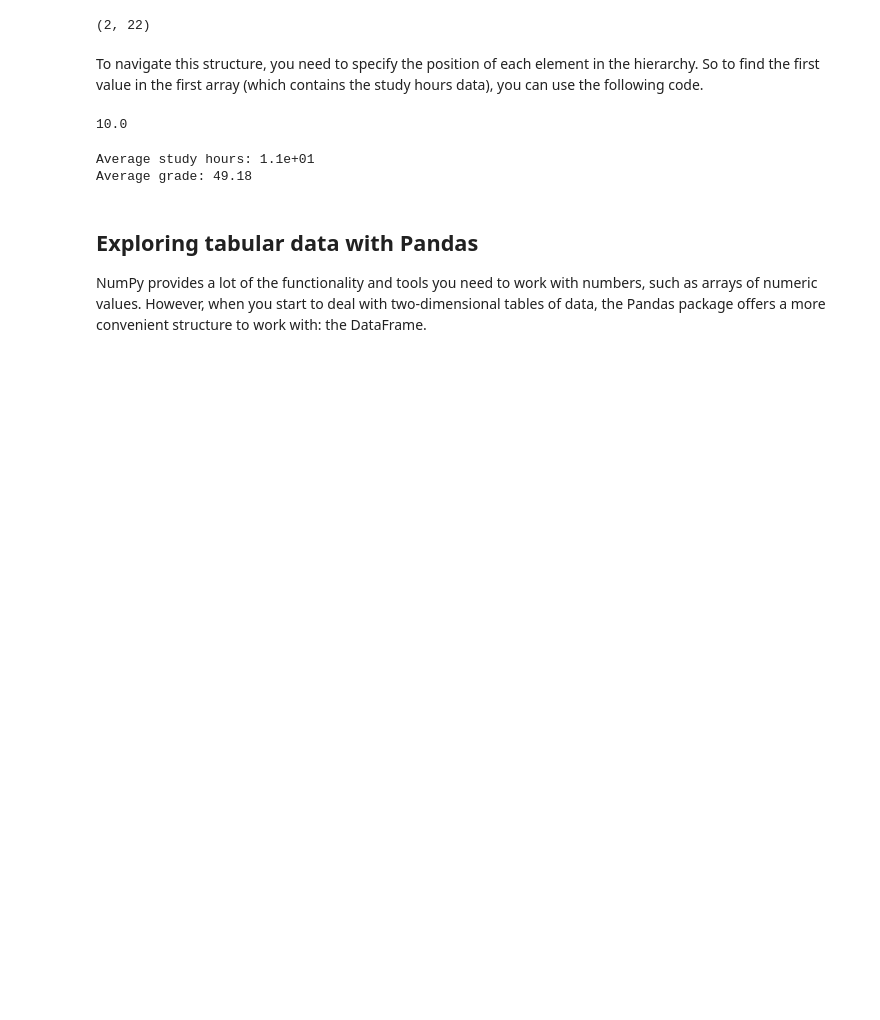
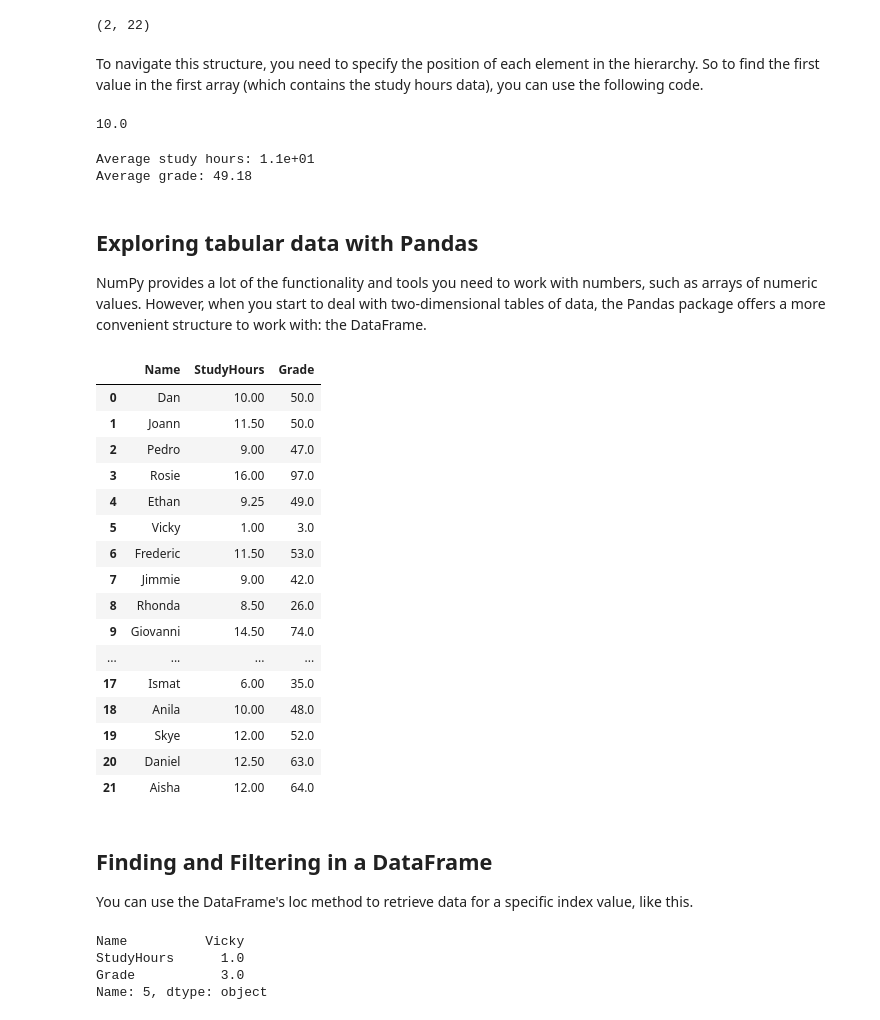
Before and after one commit to migueltrujillo07/MyDataRoad, a Jupyter notebook: exploreData.ipynb, the cells around one changed output. Cells and saved outputs as stored; diff of their text form; code cells hidden in the pictures; blank space fills up the shorter version.

Commit message:
Explore Data in the DataFrame

```diff
--- a/exploreData.ipynb
+++ b/exploreData.ipynb
@@ -97,4 +97,39 @@ Average grade: 49.18
 
 NumPy provides a lot of the functionality and tools you need to work with numbers, such as arrays of numeric values. However, when you start to deal with two-dimensional tables of data, the Pandas package offers a more convenient structure to work with: the DataFrame.
 # %%
-impor
+import pandas as pd
+df_students = pd.DataFrame({'Name': ['Dan', 'Joann', 'Pedro', 'Rosie', 'Ethan', 'Vicky', 'Frederic', 'Jimmie',
+                                     'Rhonda', 'Giovanni', 'Francesca', 'Rajab', 'Naiyana', 'Kian', 'Jenny',
+                                     'Jakeem','Helena','Ismat','Anila','Skye','Daniel','Aisha'],
+                            'StudyHours':student_data[0],
+                            'Grade':student_data[1]})
+df_students
+# %% [output]
+|  | Name | StudyHours | Grade |
+| 0 | Dan | 10.00 | 50.0 |
+| 1 | Joann | 11.50 | 50.0 |
+| 2 | Pedro | 9.00 | 47.0 |
+| 3 | Rosie | 16.00 | 97.0 |
+| 4 | Ethan | 9.25 | 49.0 |
+| 5 | Vicky | 1.00 | 3.0 |
+| 6 | Frederic | 11.50 | 53.0 |
+| 7 | Jimmie | 9.00 | 42.0 |
+| 8 | Rhonda | 8.50 | 26.0 |
+| 9 | Giovanni | 14.50 | 74.0 |
+| ... | ... | ... | ... |
+| 17 | Ismat | 6.00 | 35.0 |
+| 18 | Anila | 10.00 | 48.0 |
+| 19 | Skye | 12.00 | 52.0 |
+| 20 | Daniel | 12.50 | 63.0 |
+| 21 | Aisha | 12.00 | 64.0 |
+# %% [markdown]
+## Finding and Filtering in a DataFrame
+You can use the DataFrame's loc method to retrieve data for a specific index value, like this.
+# %%
+# Get the data for index value 5
+df_students.loc[5]
+# %% [output]
+Name          Vicky
+StudyHours      1.0
+Grade           3.0
+Name: 5, dtype: object
```
Also changed, not shown: parts of 23 cells of this notebook.
